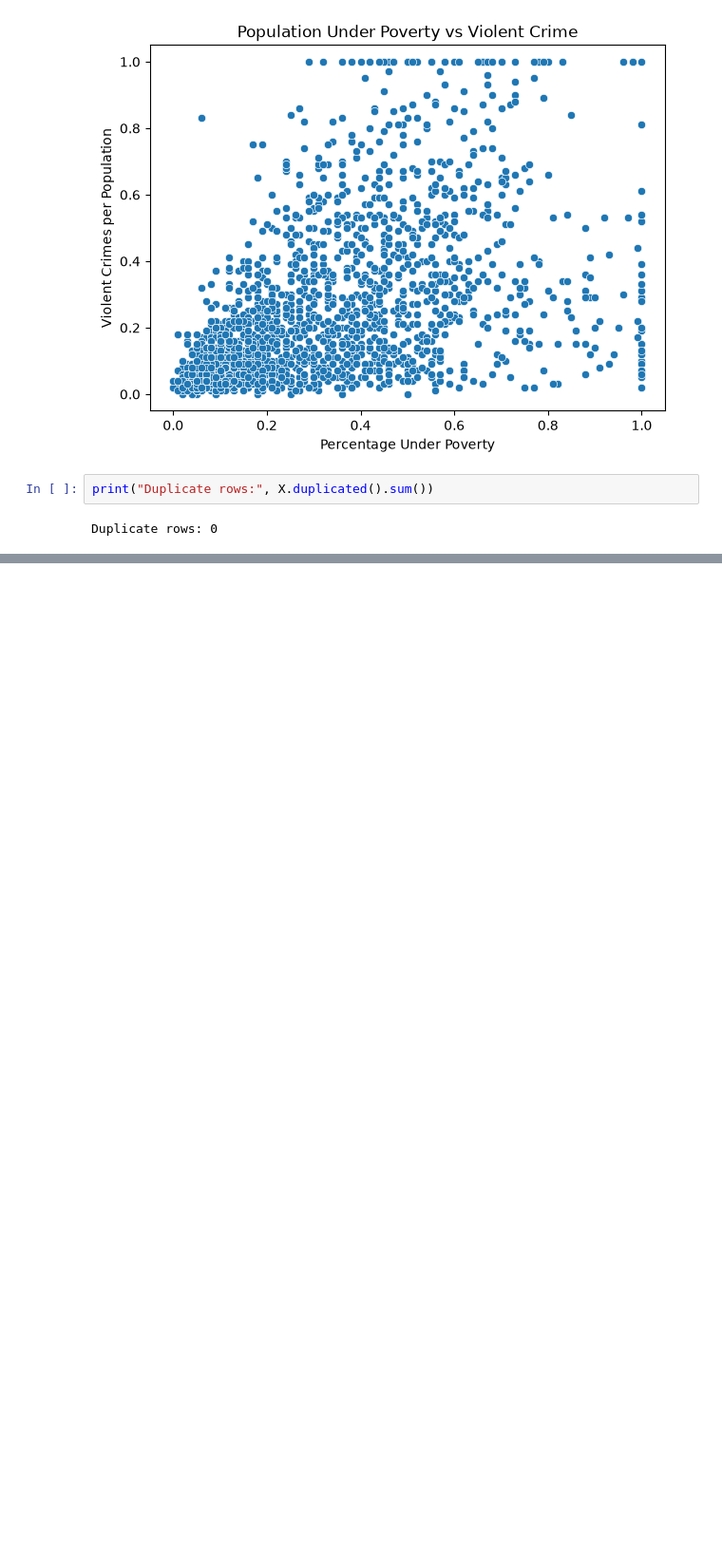
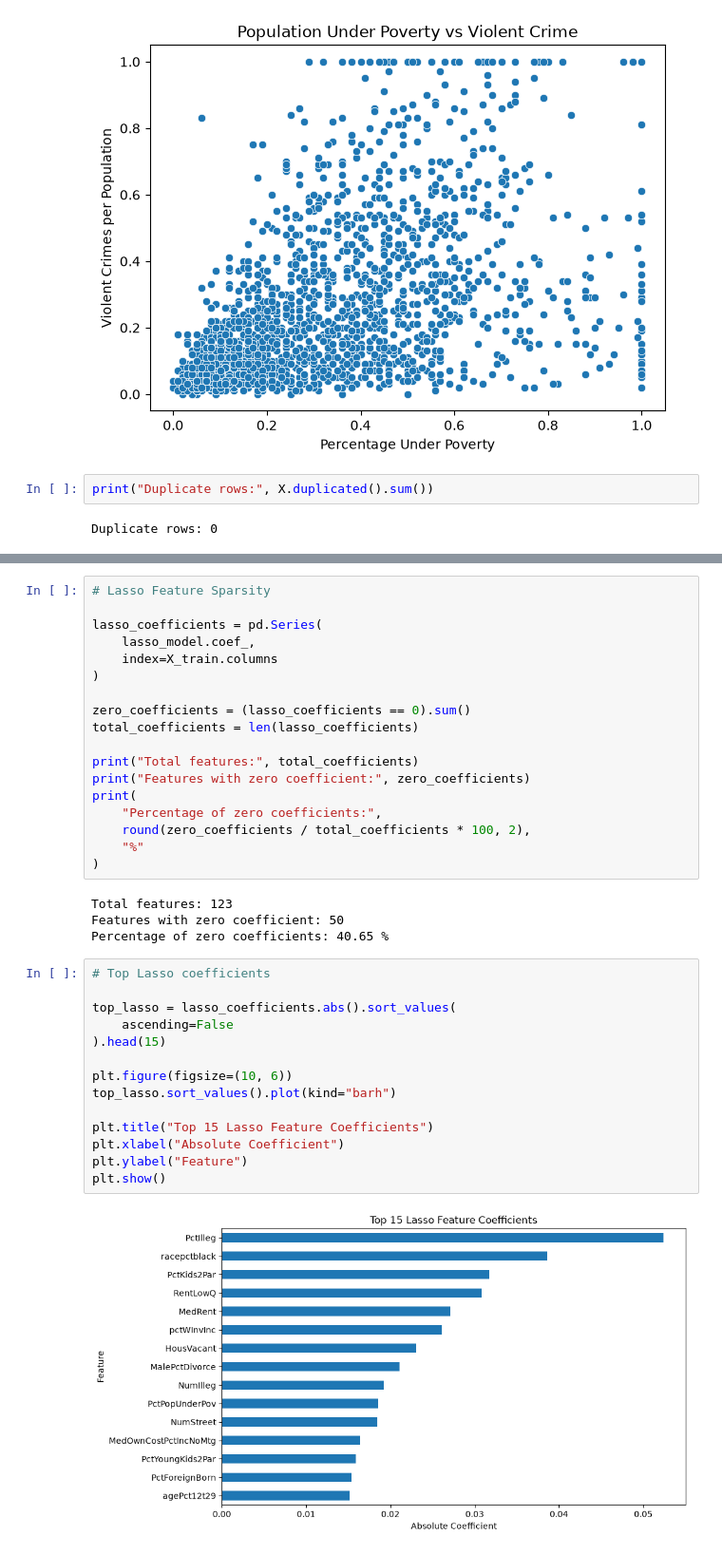
Before and after one commit to swethambariv7/UCI_HeartDisease_and_CommunitiesAndCrime, a Jupyter notebook: regression.ipynb, the cells around one changed output, grey strips where cells are left out. Shown at 95% size. Drawn from its saved outputs; the diff is of its cells as text; blank space fills up the shorter version.

```diff
--- a/regression.ipynb
+++ b/regression.ipynb
@@ -483,0 +596,38 @@ tuned_results_df
+# %%
+# Lasso Feature Sparsity
+
+lasso_coefficients = pd.Series(
+    lasso_model.coef_,
+    index=X_train.columns
+)
+
+zero_coefficients = (lasso_coefficients == 0).sum()
+total_coefficients = len(lasso_coefficients)
+
+print("Total features:", total_coefficients)
+print("Features with zero coefficient:", zero_coefficients)
+print(
+    "Percentage of zero coefficients:",
+    round(zero_coefficients / total_coefficients * 100, 2),
+    "%"
+)
+# %% [output]
+Total features: 123
+Features with zero coefficient: 50
+Percentage of zero coefficients: 40.65 %
+# %%
+# Top Lasso coefficients
+
+top_lasso = lasso_coefficients.abs().sort_values(
+    ascending=False
+).head(15)
+
+plt.figure(figsize=(10, 6))
+top_lasso.sort_values().plot(kind="barh")
+
+plt.title("Top 15 Lasso Feature Coefficients")
+plt.xlabel("Absolute Coefficient")
+plt.ylabel("Feature")
+plt.show()
+# %% [output]
+[figure, added]
```
Also changed, not shown: parts of 24 cells of this notebook.
